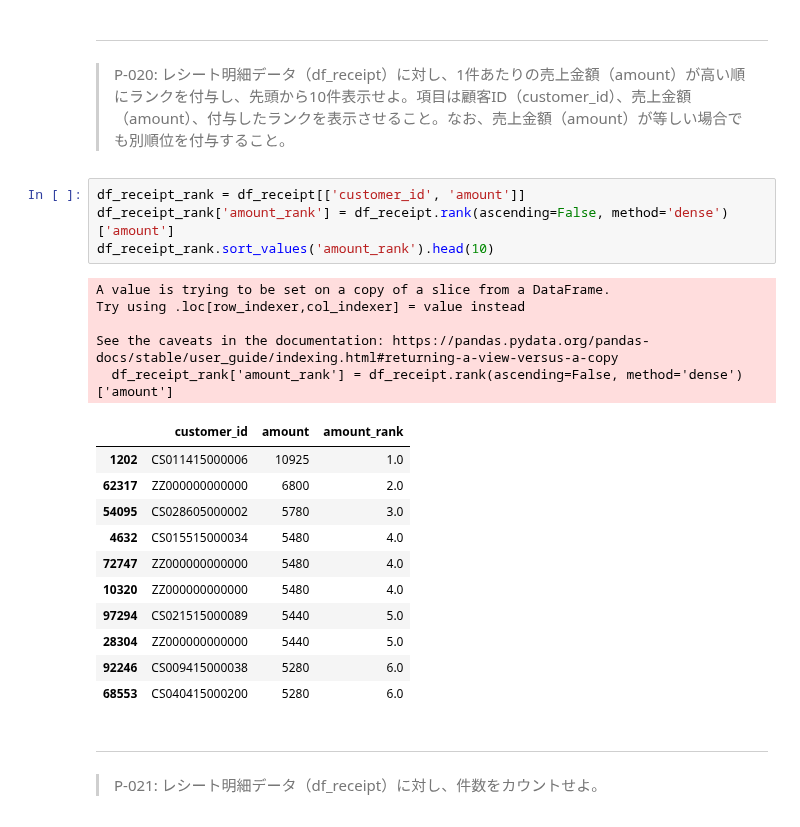
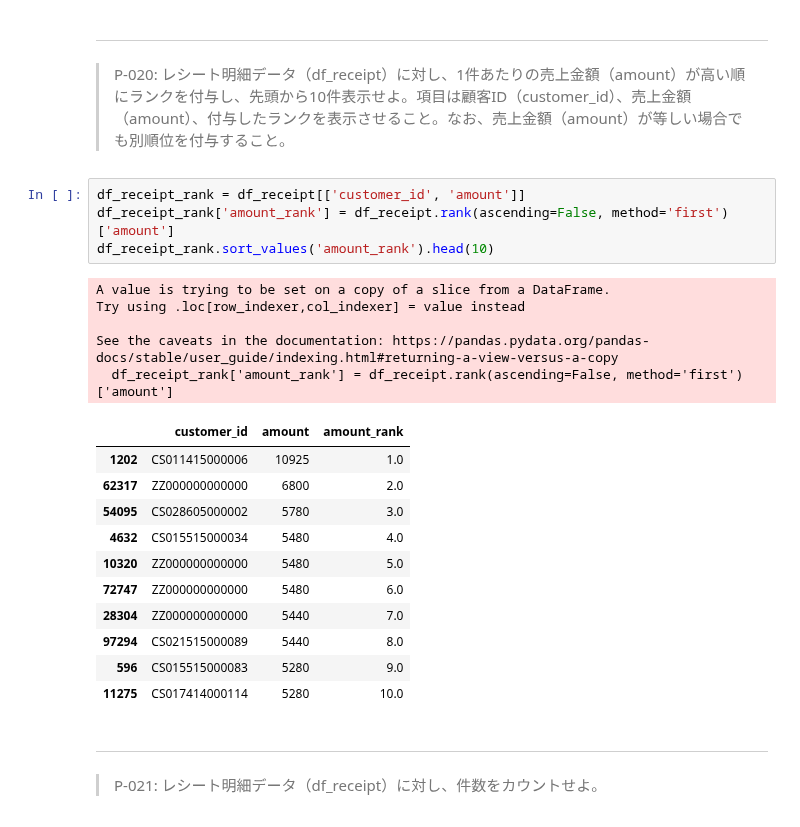
Before and after one commit to takunton/ds, a Jupyter notebook: work/ds_100/preprocess_knock_Python_Colab_ipynb.ipynb, the cells around one changed output. Saved outputs shown, nothing was run; the diff lists cells and outputs as text.

```diff
--- a/work/ds_100/preprocess_knock_Python_Colab_ipynb.ipynb
+++ b/work/ds_100/preprocess_knock_Python_Colab_ipynb.ipynb
@@ -414,25 +418,25 @@ See the caveats in the documentation: https://pandas.pydata.org/pandas-docs/stab
 > P-020: レシート明細データ（df_receipt）に対し、1件あたりの売上金額（amount）が高い順にランクを付与し、先頭から10件表示せよ。項目は顧客ID（customer_id）、売上金額（amount）、付与したランクを表示させること。なお、売上金額（amount）が等しい場合でも別順位を付与すること。
 # %%
 df_receipt_rank = df_receipt[['customer_id', 'amount']]
-df_receipt_rank['amount_rank'] = df_receipt.rank(ascending=False, method='dense')['amount']
+df_receipt_rank['amount_rank'] = df_receipt.rank(ascending=False, method='first')['amount']
 df_receipt_rank.sort_values('amount_rank').head(10)
 # %% [output]
 A value is trying to be set on a copy of a slice from a DataFrame.
 Try using .loc[row_indexer,col_indexer] = value instead
 
 See the caveats in the documentation: https://pandas.pydata.org/pandas-docs/stable/user_guide/indexing.html#returning-a-view-versus-a-copy
-  df_receipt_rank['amount_rank'] = df_receipt.rank(ascending=False, method='dense')['amount']
+  df_receipt_rank['amount_rank'] = df_receipt.rank(ascending=False, method='first')['amount']
 |  | customer_id | amount | amount_rank |
 | 1202 | CS011415000006 | 10925 | 1.0 |
 | 62317 | ZZ000000000000 | 6800 | 2.0 |
 | 54095 | CS028605000002 | 5780 | 3.0 |
 | 4632 | CS015515000034 | 5480 | 4.0 |
-| 72747 | ZZ000000000000 | 5480 | 4.0 |
-| 10320 | ZZ000000000000 | 5480 | 4.0 |
-| 97294 | CS021515000089 | 5440 | 5.0 |
-| 28304 | ZZ000000000000 | 5440 | 5.0 |
-| 92246 | CS009415000038 | 5280 | 6.0 |
-| 68553 | CS040415000200 | 5280 | 6.0 |
+| 10320 | ZZ000000000000 | 5480 | 5.0 |
+| 72747 | ZZ000000000000 | 5480 | 6.0 |
+| 28304 | ZZ000000000000 | 5440 | 7.0 |
+| 97294 | CS021515000089 | 5440 | 8.0 |
+| 596 | CS015515000083 | 5280 | 9.0 |
+| 11275 | CS017414000114 | 5280 | 10.0 |
 # %% [markdown]
 ---
 > P-021: レシート明細データ（df_receipt）に対し、件数をカウントせよ。
```
Also changed, not shown: parts of 10 cells of this notebook.
